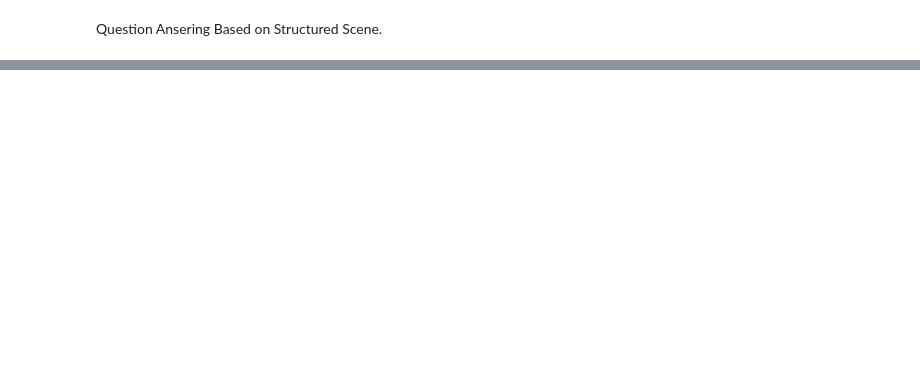
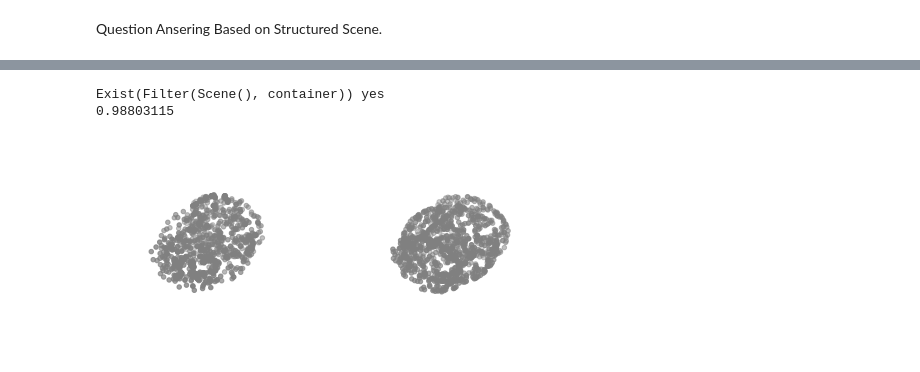
Before and after one commit to ZongjingLi/Hierarchical-Learner, a Jupyter notebook: HierarchyLearner/demoseq.ipynb, the cells around one changed output, grey strips where cells are left out. Saved outputs shown, nothing was run; the diff lists cells and outputs as text; code cells hidden in the pictures; blank space fills up the shorter version.

Commit message:
update a question answering example

```diff
--- a/HierarchyLearner/demoseq.ipynb
+++ b/HierarchyLearner/demoseq.ipynb
@@ -223,0 +268,6 @@ Exist(Filter(Scene(), body)) yes
+# %%
+args.epoch = 3500
+args.alpha = 1.0
+args.beta = 0.01
+model.perception.split_components = False
+model = train(model, config, args, num_sample = 2, phase = "1")
@@ -223,0 +284,67 @@ Exist(Filter(Scene(), body)) yes
+# %%
+
+train_dataset = StructureGroundingDataset(config, category = args.category, split = "train", phase = "1")
+
+train_dataset = torch.utils.data.Subset(train_dataset, list(range(10)))
+dataloader = DataLoader(train_dataset, batch_size = int(args.batch_size), shuffle = args.shuffle)
+
+for sample in dataloader:
+    sample, gt = sample
+    break;
+#print(sample)
+
+
+model.perception.split_components = True
+outputs = model.perception(sample)
+
+base_features = outputs["features"]
+base_features = model.feature2concept(base_features)
+
+visualize_pointcloud(input_pcs)
+#visualize_pointcloud_components(components[0].detach())
+
+scene_struct = model.build_scene(base_features)
+
+scores,features,connections = load_scene(scene_struct, 0)
+
+kwargs = {"features":features,
+        "end":scores,
+        "connections":connections}
+
+
+qa_programs = [
+    "exist(filter(scene(),container))",
+    ]
+answers = [
+    "yes"
+]
+
+language_loss = 0.0
+model.executor.effective_level = 1
+for i,q in enumerate(qa_programs):
+        answer = answers[i]
+
+        q = model.executor.parse(q)
+
+
+        o = model.executor(q, **kwargs)
+
+        print(q,answer)
+        print(o["end"].sigmoid().detach().numpy())
+
+        if answer in ["True","False"]:answer = {"True":"yes,","False":"no"}[answer]
+        if answer in ["1","2","3","4","5"]:answer = num2word(int(answer))
+
+        if answer in numbers:
+            int_num = torch.tensor(numbers.index(answer)).float().to(args.device)
+            language_loss += F.mse_loss(int_num ,o["end"])
+
+        if answer in yes_or_no:
+            if answer == "yes":
+                language_loss -= torch.log(torch.sigmoid(o["end"]))
+            else:
+                language_loss -= torch.log(1 - torch.sigmoid(o["end"]))
+# %% [output]
+Exist(Filter(Scene(), container)) yes
+0.98803115
+[figure, added]
```
Also changed, not shown: parts of 9 cells of this notebook, 3 other files.
